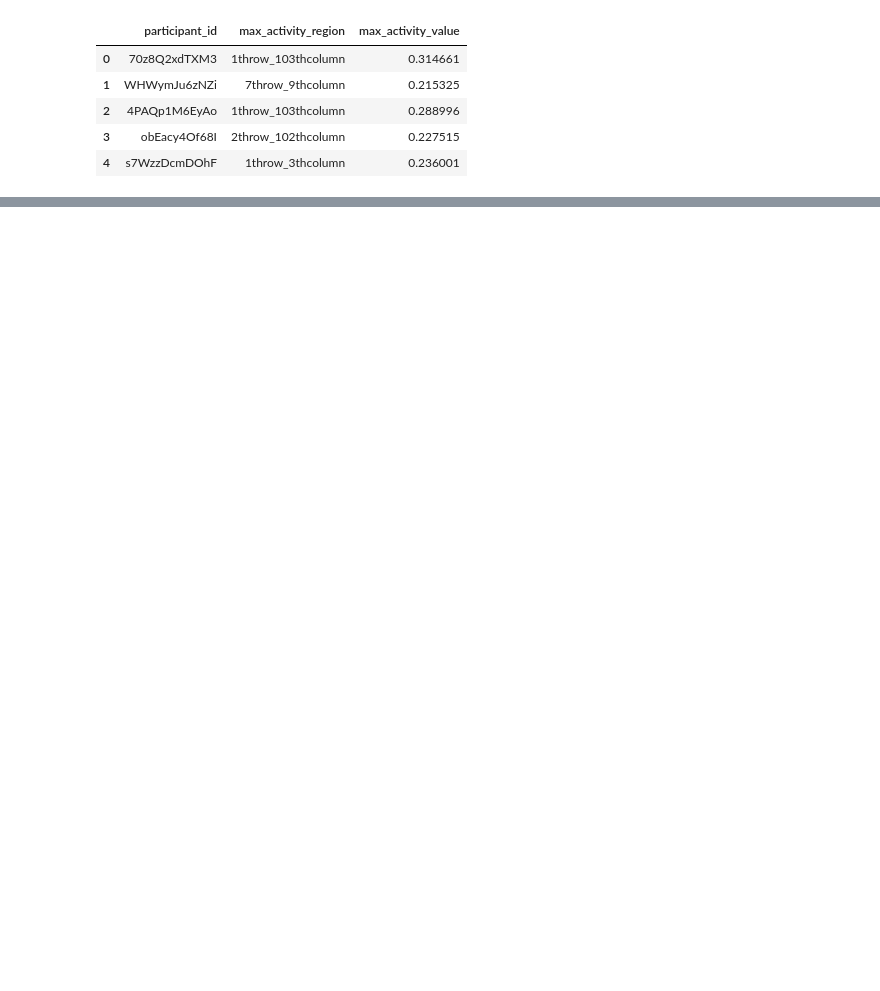
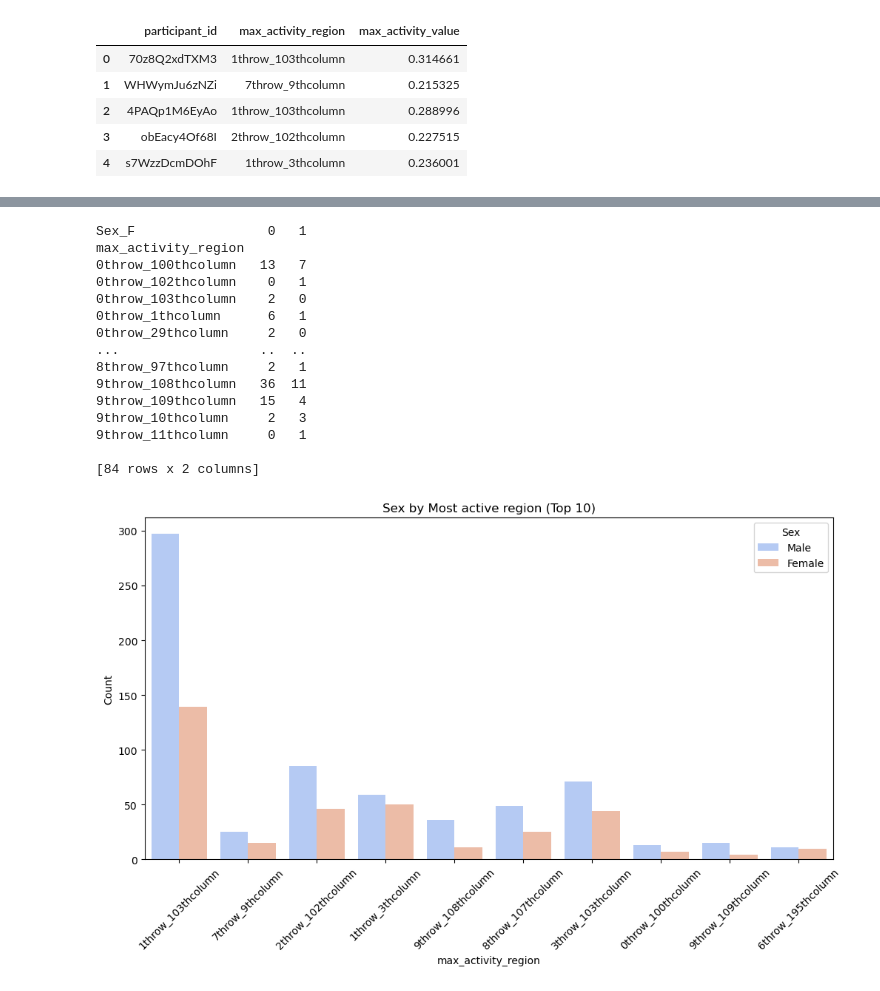
Before and after one commit to fatimahyusof/WiDS, a Jupyter notebook: Wids.ipynb, the cells around one changed output, grey strips where cells are left out. Cells and saved outputs as stored; diff of their text form; code cells hidden in the pictures; blank space fills up the shorter version.

```diff
--- a/Wids.ipynb
+++ b/Wids.ipynb
@@ -161,0 +336,44 @@ print(test_FCM_max_sorted)
+# %%
+#identify most active region in different sex
+#merge FCM max and solutions
+train_sol_FCM_max = pd.merge(train_FCM_max, train_Solutions, on = 'participant_id')
+
+# create contingency table FCM max and adhd outcome
+ct_sex_max_activity_regions = pd.crosstab(train_sol_FCM_max['max_activity_region'], train_sol_FCM_max['Sex_F'])
+print(ct_sex_max_activity_regions)
+
+# bar chart (top 10)
+
+# Count occurrences
+category_counts = train_sol_FCM_max['max_activity_region'].value_counts()
+
+# Select top 10 categories
+top_categories = category_counts.index[:10]
+dfsex_filtered = train_sol_FCM_max[train_sol_FCM_max['max_activity_region'].isin(top_categories)]
+
+# Plot
+plt.figure(figsize=(12, 6))
+sns.countplot(x='max_activity_region', hue='Sex_F', data=dfsex_filtered, palette="coolwarm")
+plt.xticks(rotation=45)
+plt.title("Sex by Most active region (Top 10)")
+plt.xlabel("max_activity_region")
+plt.ylabel("Count")
+plt.legend(title="Sex", labels=["Male", "Female"])
+plt.show()
+# %% [output]
+Sex_F                 0   1
+max_activity_region
+0throw_100thcolumn   13   7
+0throw_102thcolumn    0   1
+0throw_103thcolumn    2   0
+0throw_1thcolumn      6   1
+0throw_29thcolumn     2   0
+...                  ..  ..
+8throw_97thcolumn     2   1
+9throw_108thcolumn   36  11
+9throw_109thcolumn   15   4
+9throw_10thcolumn     2   3
+9throw_11thcolumn     0   1
+
+[84 rows x 2 columns]
+[figure, added]
```
Also changed, not shown: parts of 16 cells of this notebook.
